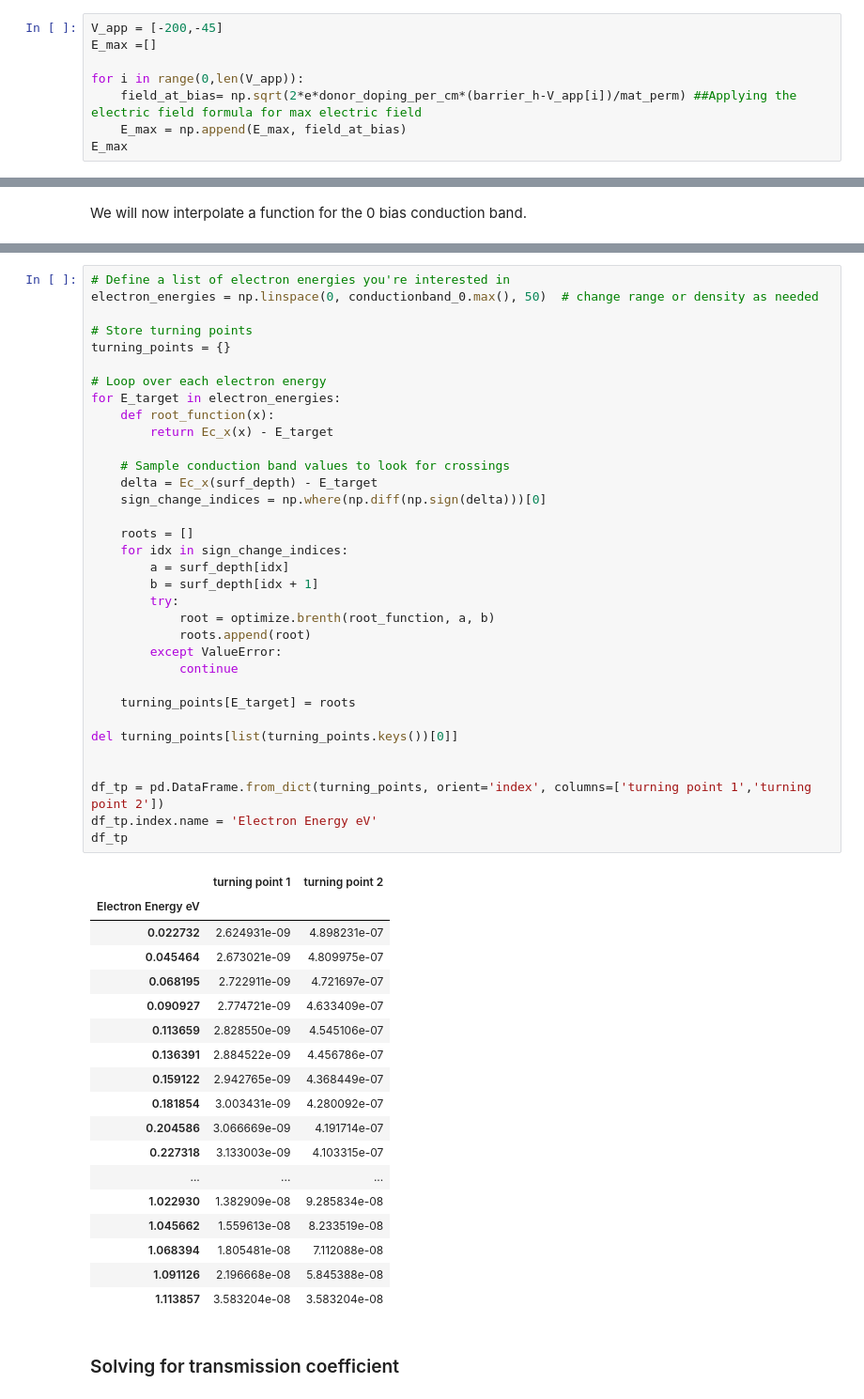
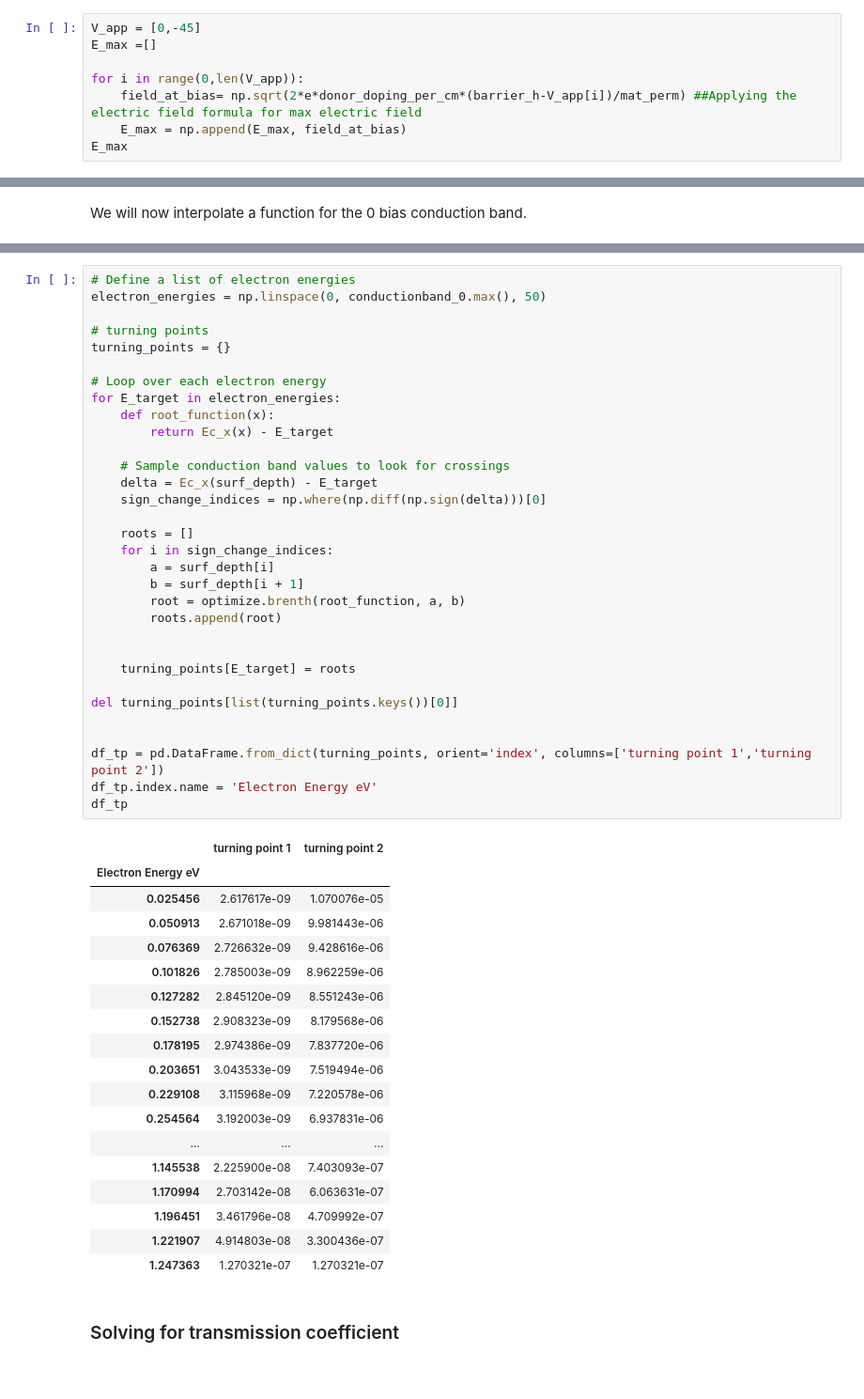
Before and after one commit to Nemonyte04/tunneling-coeff, a Jupyter notebook: Barrier tunnelling model.ipynb, the cells around one changed output, grey strips where cells are left out. Shown at 94% size. Drawn from its saved outputs; the diff is of its cells as text.

```diff
--- a/Barrier tunnelling model.ipynb
+++ b/Barrier tunnelling model.ipynb
@@ -111,7 +80,7 @@ plt.plot(x_vals,data["Ef"]) #plotting all three energy bands w.r.t x-pos
 #### Surface Electric field
 Caluclating the maximum surface elctric field based on the doping concetration
 # %%
-V_app = [-200,-45]
+V_app = [0,-45]
 E_max =[]
 
 for i in range(0,len(V_app)):
@@ -165,56 +134,54 @@ plt.grid()
 # %%
-# Define a list of electron energies you're interested in
-electron_energies = np.linspace(0, conductionband_0.max(), 50)  # change range or density as needed
+# Define a list of electron energies
+electron_energies = np.linspace(0, conductionband_0.max(), 50)
 
-# Store turning points
+# turning points
 turning_points = {}
 
 # Loop over each electron energy
 for E_target in electron_energies:
     def root_function(x):
         return Ec_x(x) - E_target
 
     # Sample conduction band values to look for crossings
     delta = Ec_x(surf_depth) - E_target
     sign_change_indices = np.where(np.diff(np.sign(delta)))[0]
 
     roots = []
-    for idx in sign_change_indices:
-        a = surf_depth[idx]
-        b = surf_depth[idx + 1]
-        try:
-            root = optimize.brenth(root_function, a, b)
-            roots.append(root)
-        except ValueError:
-            continue
+    for i in sign_change_indices:
+        a = surf_depth[i]
+        b = surf_depth[i + 1]
+        root = optimize.brenth(root_function, a, b)
+        roots.append(root)
+
 
     turning_points[E_target] = roots
 
 del turning_points[list(turning_points.keys())[0]]
 
 
 df_tp = pd.DataFrame.from_dict(turning_points, orient='index', columns=['turning point 1','turning point 2'])
 df_tp.index.name = 'Electron Energy eV'
 df_tp
 # %% [output]
 |  | turning point 1 | turning point 2 |
 | Electron Energy eV |  |  |
-| 0.022732 | 2.624931e-09 | 4.898231e-07 |
-| 0.045464 | 2.673021e-09 | 4.809975e-07 |
-| 0.068195 | 2.722911e-09 | 4.721697e-07 |
-| 0.090927 | 2.774721e-09 | 4.633409e-07 |
-| 0.113659 | 2.828550e-09 | 4.545106e-07 |
-| 0.136391 | 2.884522e-09 | 4.456786e-07 |
-| 0.159122 | 2.942765e-09 | 4.368449e-07 |
-| 0.181854 | 3.003431e-09 | 4.280092e-07 |
-| 0.204586 | 3.066669e-09 | 4.191714e-07 |
-| 0.227318 | 3.133003e-09 | 4.103315e-07 |
+| 0.025456 | 2.617617e-09 | 1.070076e-05 |
+| 0.050913 | 2.671018e-09 | 9.981443e-06 |
+| 0.076369 | 2.726632e-09 | 9.428616e-06 |
+| 0.101826 | 2.785003e-09 | 8.962259e-06 |
+| 0.127282 | 2.845120e-09 | 8.551243e-06 |
+| 0.152738 | 2.908323e-09 | 8.179568e-06 |
+| 0.178195 | 2.974386e-09 | 7.837720e-06 |
+| 0.203651 | 3.043533e-09 | 7.519494e-06 |
+| 0.229108 | 3.115968e-09 | 7.220578e-06 |
+| 0.254564 | 3.192003e-09 | 6.937831e-06 |
 | ... | ... | ... |
-| 1.022930 | 1.382909e-08 | 9.285834e-08 |
-| 1.045662 | 1.559613e-08 | 8.233519e-08 |
-| 1.068394 | 1.805481e-08 | 7.112088e-08 |
-| 1.091126 | 2.196668e-08 | 5.845388e-08 |
-| 1.113857 | 3.583204e-08 | 3.583204e-08 |
+| 1.145538 | 2.225900e-08 | 7.403093e-07 |
+| 1.170994 | 2.703142e-08 | 6.063631e-07 |
+| 1.196451 | 3.461796e-08 | 4.709992e-07 |
+| 1.221907 | 4.914803e-08 | 3.300436e-07 |
+| 1.247363 | 1.270321e-07 | 1.270321e-07 |
 # %% [markdown]
 ### Solving for transmission coefficient
 # %%
```
Also changed, not shown: parts of 12 cells of this notebook.
